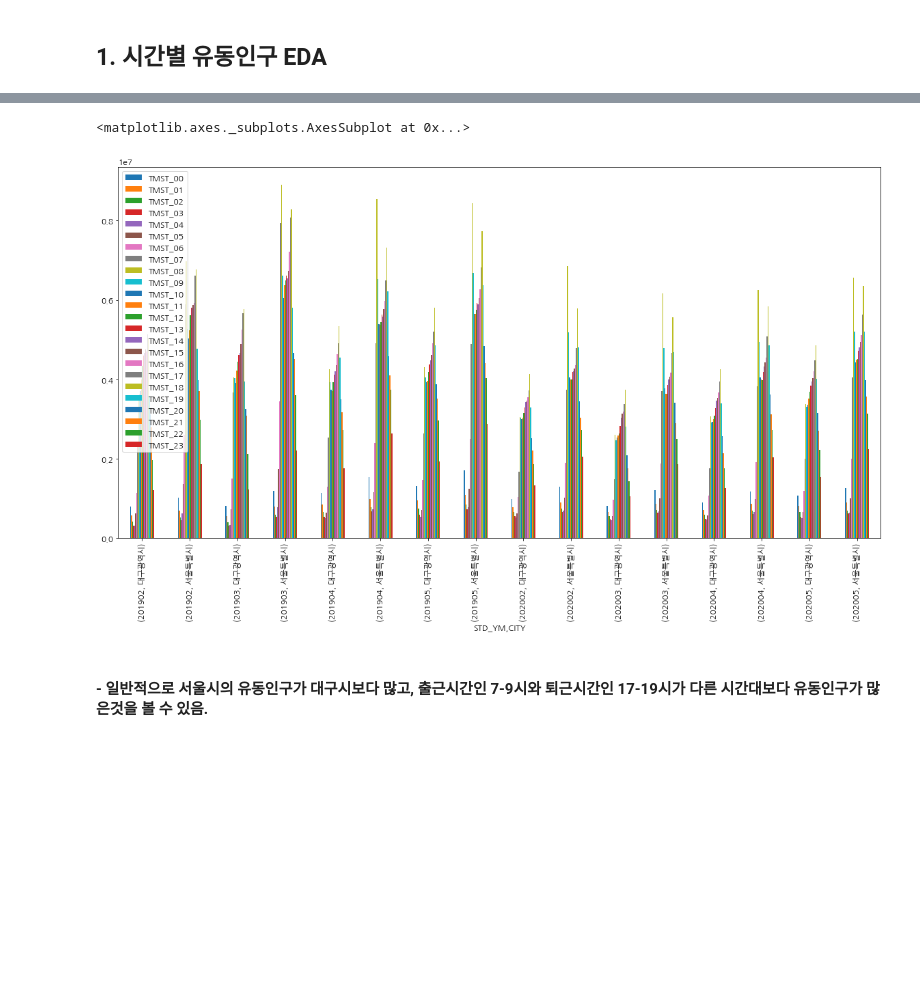
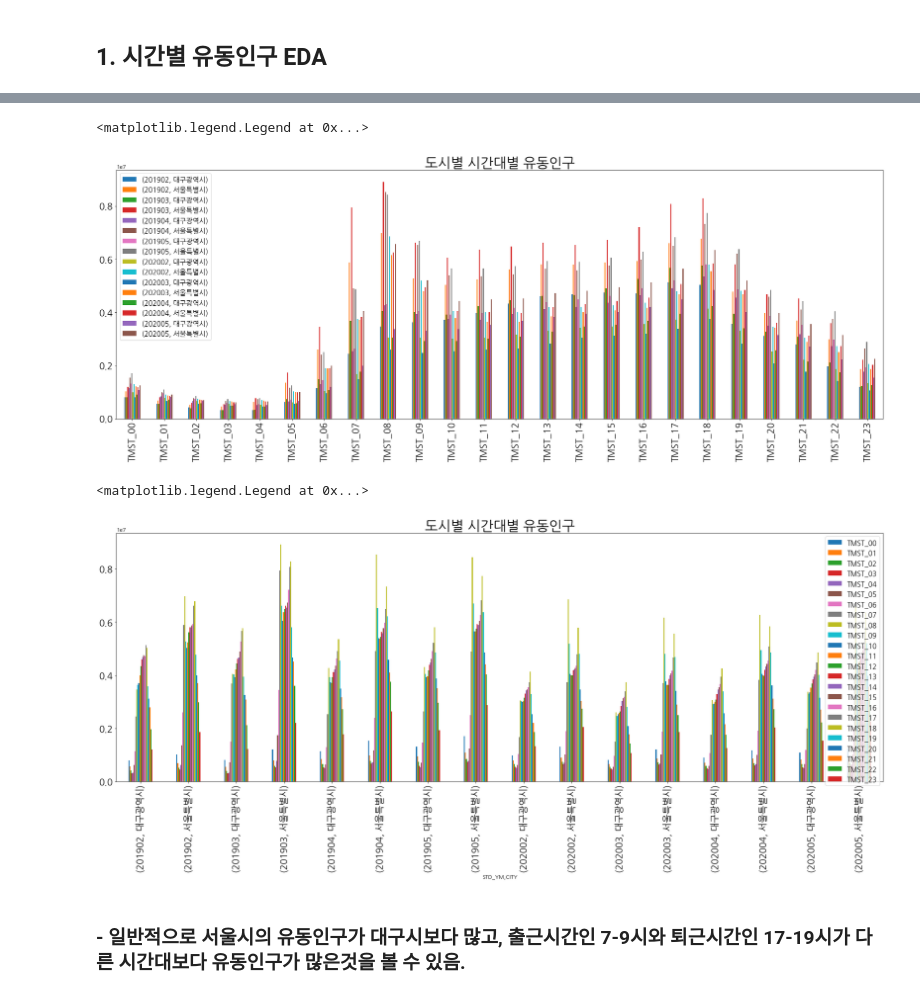
Before and after one commit to minkithub/bigcon2020, a Jupyter notebook: Minki/SK_EDA.ipynb, the cells around one changed output, grey strips where cells are left out. Saved outputs shown, nothing was run; the diff lists cells and outputs as text; code cells hidden in the pictures; blank space fills up the shorter version.

```diff
--- a/Minki/SK_EDA.ipynb
+++ b/Minki/SK_EDA.ipynb
@@ -36,7 +36,7 @@ import matplotlib.font_manager as fm
 font_path = '/Library/Fonts/NanumGothic.ttf'
 font_name = fm.FontProperties(fname=font_path, size=10).get_name()
 plt.rc('font', family=font_name, size=12)
-plt.rcParams["figure.figsize"] = (20, 10)
+plt.rcParams["figure.figsize"] = (30, 10)
 register_matplotlib_converters()
 
 mpl.font_manager._rebuild()
@@ -70,7 +67,20 @@ sk_month_move.T.plot(kind = 'bar')
-# %%
-sk_month_move.plot(kind = 'bar')
-# %% [output]
-<matplotlib.axes._subplots.AxesSubplot at 0x...>
-[figure, removed]
+# %%
+sk_month_move.T.plot(kind = 'bar')
+plt.title('도시별 시간대별 유동인구', fontsize = 30)
+plt.yticks(fontsize = 20)
+plt.xticks(fontsize = 20)
+plt.legend(fontsize = 15)
+# %% [output]
+<matplotlib.legend.Legend at 0x...>
+[figure, added]
+# %%
+sk_month_move.plot(kind = 'bar')
+plt.title('도시별 시간대별 유동인구', fontsize = 30)
+plt.yticks(fontsize = 20)
+plt.xticks(fontsize = 20)
+plt.legend(fontsize = 15)
+# %% [output]
+<matplotlib.legend.Legend at 0x...>
+[figure, added]
 # %% [markdown]
-#### - 일반적으로 서울시의 유동인구가 대구시보다 많고, 출근시간인 7-9시와 퇴근시간인 17-19시가 다른 시간대보다 유동인구가 많은것을 볼 수 있음.
+### - 일반적으로 서울시의 유동인구가 대구시보다 많고, 출근시간인 7-9시와 퇴근시간인 17-19시가 다른 시간대보다 유동인구가 많은것을 볼 수 있음.
```
Also changed, not shown: parts of 44 cells of this notebook.
